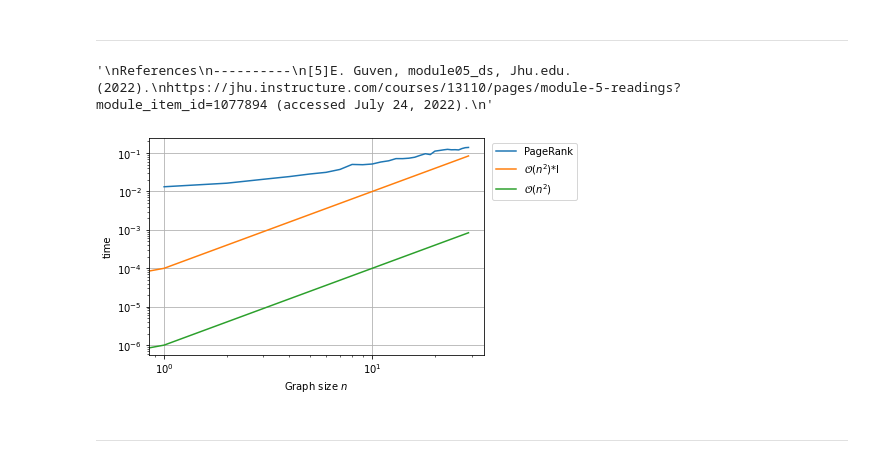
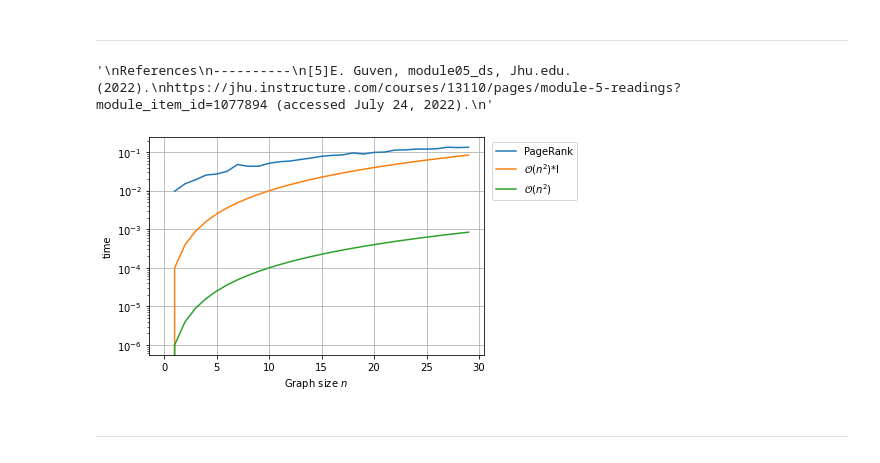
Before and after one commit to ans9611/PageRank_Empirical_Analysis, a Jupyter notebook: rough_draft/moon_project_updated.ipynb, the cells around one changed output. Saved outputs shown, nothing was run; the diff lists cells and outputs as text; code cells hidden in the pictures.

```diff
--- a/rough_draft/moon_project_updated.ipynb
+++ b/rough_draft/moon_project_updated.ipynb
@@ -343,7 +343,7 @@ The eigenvector calculation is done by the power iteration method and has no gua
 # Size of samples
 
 G1 = nx.DiGraph(nx.path_graph(30))
-G2 = nx.scale_free_graph(10)
+G2 = nx.scale_free_graph(30)
 G3 = nx.margulis_gabber_galil_graph(5)
 G4 = nx.karate_club_graph()
 G5 = nx.davis_southern_women_graph()
@@ -411,15 +411,20 @@ We will use the time.perf_counter to measure time and use a log scale plot to sh
 # %%
 # nx.number_of_nodes return total number of nodes of a graph
 
-# import sys, os
+# Disable printing convergence test result
+
+import os
+import sys
 
 # Disable printing convergence test result
-# def blockPrint():
-#     sys.stdout = open(os.devnull, 'w')
+class HiddenPrints:
+    def __enter__(self):
+        self._original_stdout = sys.stdout
+        sys.stdout = open(os.devnull, 'w')
 
-# # Restore
-# def enablePrint():
-#     sys.stdout = sys.__stdout__
+    def __exit__(self, exc_type, exc_val, exc_tb):
+        sys.stdout.close()
+        sys.stdout = self._original_stdout
 
 def measure_cost(G, pageRank):
     t = []
@@ -430,8 +435,9 @@ def measure_cost(G, pageRank):
         runs = []
         st = perf_counter()
         for i in range(n):
-            # blockPrint()
-            PR = pageRank(G)
+            # Disable printing convergence test result; only time will return
+            with HiddenPrints():
+                PR = pageRank(G)
             runs += [perf_counter()-st]
         t += [np.mean(runs)]
 
@@ -476,32 +466,32 @@ clock:  nan 0.0132593 0.0164218 0.0207628 0.0244194 0.0284354 0.0314809 0.037486
 # %%
 # Plot
 df = pd.DataFrame({'Graph size $n$':  [n for n in range(num_nodes1)],
                    'PageRank':        t1,
                    '$\mathcal{O}(n^2)$*I':     [100 * 1e-6*n**2 for n in range(num_nodes1)],
                    '$\mathcal{O}(n^2)$':     [1e-6*n**2 for n in range(num_nodes1)],
                    })
 
 df.set_index('Graph size $n$', drop=True, inplace=True)
 
 fig = df.plot().get_figure()
 
 plt.legend(bbox_to_anchor=(1.01, 1.0))
 
 plt.ylabel('time')
 plt.grid()
-plt.xscale('log')
+plt.xscale('linear')
 plt.yscale('log')
 
 # fig.savefig('page_Rank_01.png')
 '''
 References
 ----------
 [5]E. Guven, module05_ds, Jhu.edu. (2022).
 https://jhu.instructure.com/courses/13110/pages/module-5-readings?module_item_id=1077894 (accessed July 24, 2022).
 '''
 # %% [output]
 '\nReferences\n----------\n[5]E. Guven, module05_ds, Jhu.edu. (2022).\nhttps://jhu.instructure.com/courses/13110/pages/module-5-readings?module_item_id=1077894 (accessed July 24, 2022).\n'
-[figure, old version]
+[figure, new version]
 # %% [markdown]
 ***
 # %% [markdown]
```
Also changed, not shown: parts of 2 cells of this notebook.
